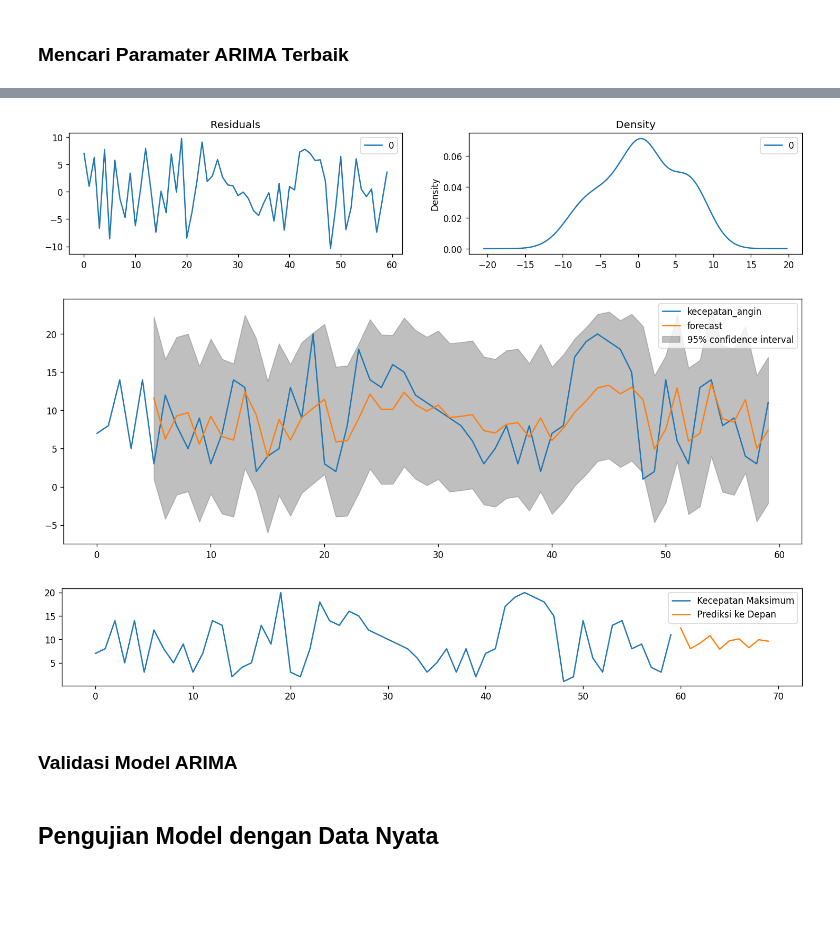
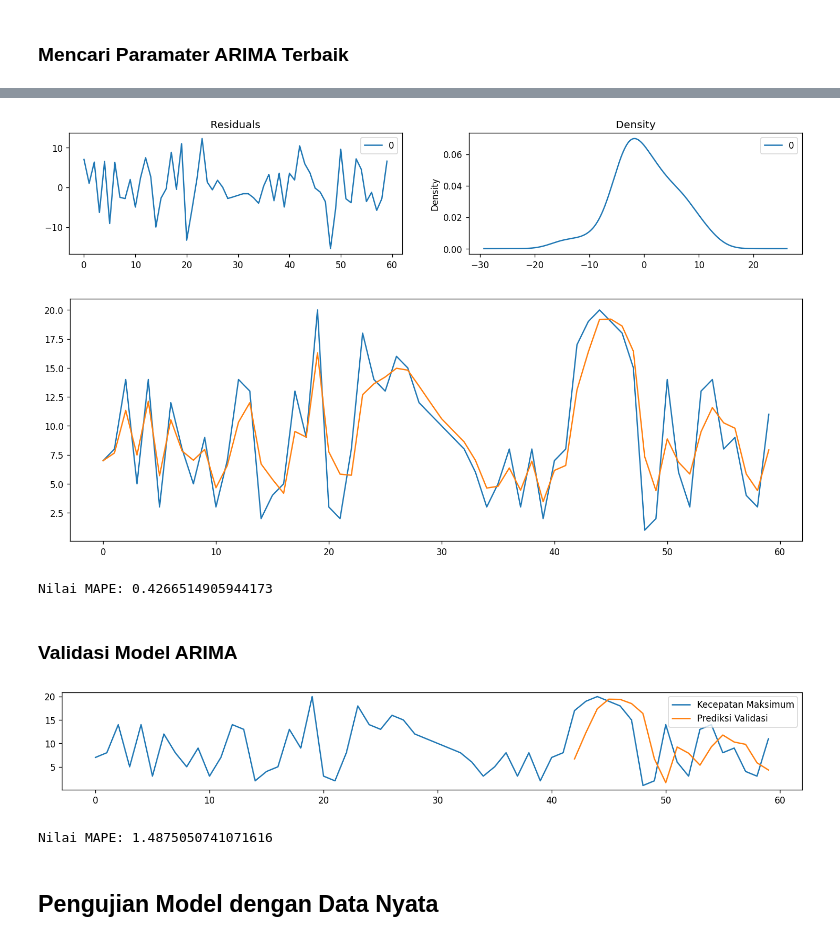
Before and after one commit to shamankares/prediksi-kecepatan-angin-TPI-ARIMA, a Jupyter notebook: Prediksi Kecepatan Angin Maksimal Tanjungpinang.ipynb, the cells around one changed output, grey strips where cells are left out. Drawn from its saved outputs; the diff is of its cells as text; code cells hidden in the pictures; blank space fills up the shorter version.

Commit message:
Melengkapi split dataset dan validasi model serta membuat t_hitung

```diff
--- a/Prediksi Kecepatan Angin Maksimal Tanjungpinang.ipynb
+++ b/Prediksi Kecepatan Angin Maksimal Tanjungpinang.ipynb
@@ -210,4 +294,6 @@ Paramater terbaik: (3, 1, 3)
 # %%
 # Membuat model ARIMA dari dataset dummy
-model = ARIMA(dummy_kec_angin, order=paramater_terbaik)
+paramater_dummy = (2, 1, 0)
+model = ARIMA(dummy_kec_angin, order=paramater_dummy)
 model_fit = model.fit()
+model_fit.summary()
@@ -244,26 +324,33 @@ residuals.plot(title="Residuals", ax=ax[0])
 residuals.plot(kind='kde', title='Density', ax=ax[1])
 plt.show()
 # %% [output]
-[figure, old version]
+[figure, new version]
 # %%
+# Plot prediksi dari dataset dummy latih
 fig, ax = plt.subplots(figsize=(15,5))
 ax = dummy_kec_angin.plot(ax=ax)
-fig = plot_predict(model_fit, start=5, dynamic=False, ax=ax, plot_insample=False)
+prediksi = model_fit.predict(end=len(dummy_kec_angin), dynamic=False).shift(-1).dropna()
+prediksi.plot()
 plt.show()
+print(f'Nilai MAPE: {mean_absolute_percentage_error(dummy_kec_angin, prediksi)}')
 # %% [output]
-[figure, old version]
+[figure, new version]
+Nilai MAPE: 0.4266514905944173
-# %%
-prediksi = model_fit.forecast(steps=10)
-
-fig, ax = plt.subplots(figsize=(15,2))
-dummy_kec_angin.plot(ax=ax, label="Kecepatan Maksimum")
-prediksi.plot(ax=ax, label="Prediksi ke Depan")
-plt.legend()
-plt.show()
-# %% [output]
-[figure, removed]
 # %% [markdown]
 ### Validasi Model ARIMA
+# %%
+# Plot evaluasi model ARIMA untuk dummy
+mape, prediksi = evaluasi_model_arima(dummy_kec_angin, paramater_dummy, ratio_latih)
+
+fig, ax = plt.subplots(figsize=(15,2))
+dummy_kec_angin.plot(ax=ax, label="Kecepatan Maksimum")
+prediksi.plot(ax=ax, label="Prediksi Validasi")
+plt.legend()
+plt.show()
+print(f'Nilai MAPE: {mape}')
+# %% [output]
+[figure, added]
+Nilai MAPE: 1.4875050741071616
 # %% [markdown]
 ## Pengujian Model dengan Data Nyata
 # %% [markdown]
```
Also changed, not shown: parts of 26 cells of this notebook.
